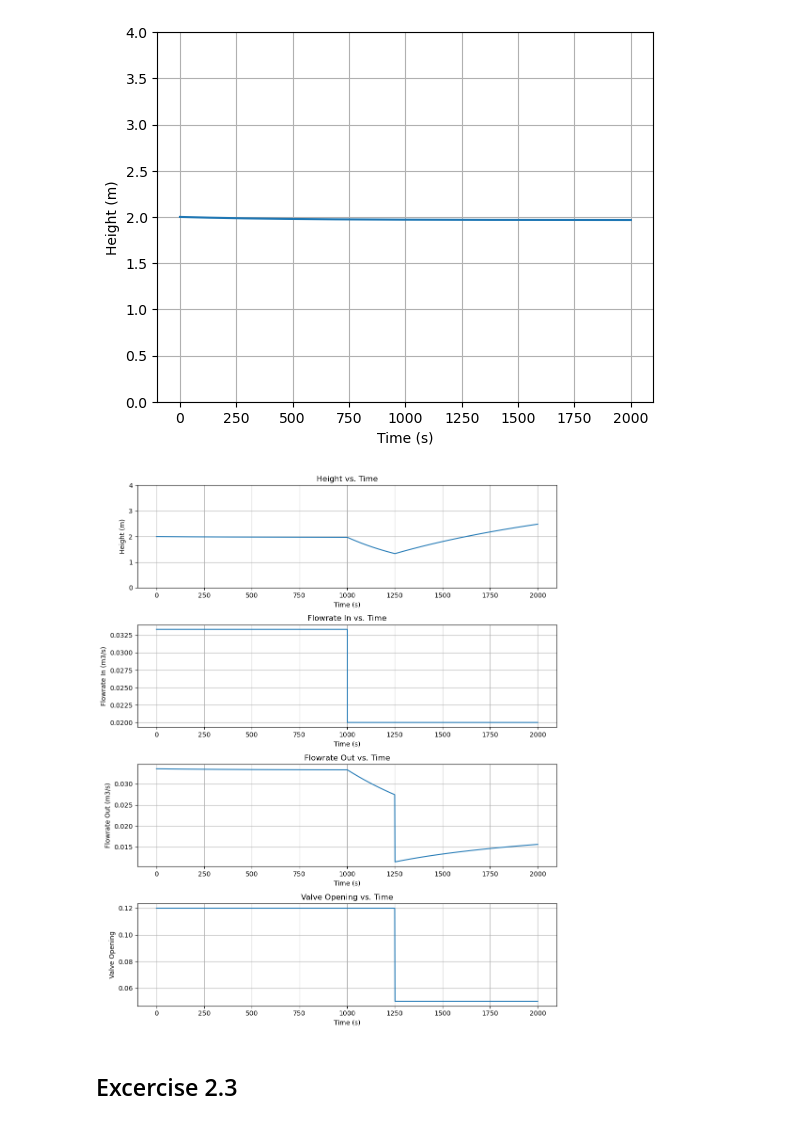
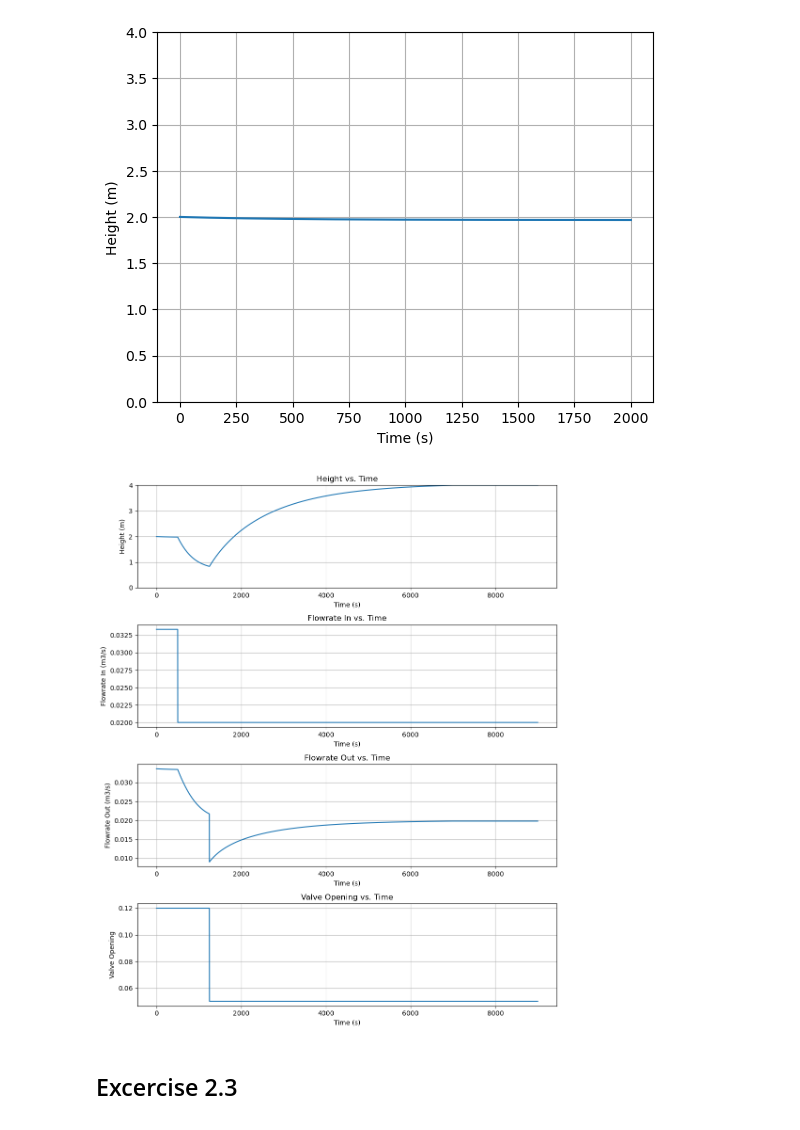
Before and after one commit to 267192/MOD300, a Jupyter notebook: Project 2.ipynb, the cells around one changed output. Drawn from its saved outputs; the diff is of its cells as text; code cells hidden in the pictures.

```diff
--- a/Project 2.ipynb
+++ b/Project 2.ipynb
@@ -562,12 +411,10 @@ plt.show()
 # %% [output]
 [figure]
 # %%
-import math
-import matplotlib.pyplot as plt
 
 timestep = 1  # s
 time = 0  # s
-endtime = 2000  # s
+endtime = 9000 # s
 rho = 1000  # density of fluid kg/m3
 k = 0.002
 keff = k * math.sqrt(rho)
@@ -596,15 +443,16 @@ valve_opening.append(z)
 
 while time < endtime:  # controls the time simulation
     # Calculate new height with Euler
-    # if h[-1] > 4:
-    #     h_new = h_old
-    # elif h[-1] < 0:
-    #     h_new = 0
-    # else:
-    h_new = h_old + (1 / A) * (qin - (qout * timestep))
+
+    h_new = h_old + (1 / A) * (qin - qout) * timestep
+
+    if h_new > 4:
+        h_new = 4
+    if h_new < 0:
+        h_new = 0
 
     # Update qin based on your simulation conditions
-    if time < 1000:
+    if time < 500:
         qin = 0.03333
     else:
         qin = 0.02  # Adjust qin to a different value after 1000 seconds
@@ -635,34 +483,34 @@ axs[0].plot(t, h)
 axs[0].set_xlabel('Time (s)')
 axs[0].set_ylabel('Height (m)')
 axs[0].set_title('Height vs. Time')
 axs[0].grid(True)
 axs[0].set_ylim(ymin=0, ymax=4)
 
 # Plot for flowrate in
 axs[1].plot(t, flowrate_in)
 axs[1].set_xlabel('Time (s)')
 axs[1].set_ylabel('Flowrate In (m3/s)')
 axs[1].set_title('Flowrate In vs. Time')
 axs[1].grid(True)
 
 # Plot for flowrate out
 axs[2].plot(t, flowrate_out)
 axs[2].set_xlabel('Time (s)')
 axs[2].set_ylabel('Flowrate Out (m3/s)')
 axs[2].set_title('Flowrate Out vs. Time')
 axs[2].grid(True)
 
 # Plot for valve opening
 axs[3].plot(t, valve_opening)
 axs[3].set_xlabel('Time (s)')
 axs[3].set_ylabel('Valve Opening')
 axs[3].set_title('Valve Opening vs. Time')
 axs[3].grid(True)
 
 plt.tight_layout()
 plt.show()
 # %% [output]
-[figure, old version]
+[figure, new version]
 # %% [markdown]
 ## Excercise 2.3
 
```
Also changed, not shown: parts of 11 cells of this notebook, 13 other files.
